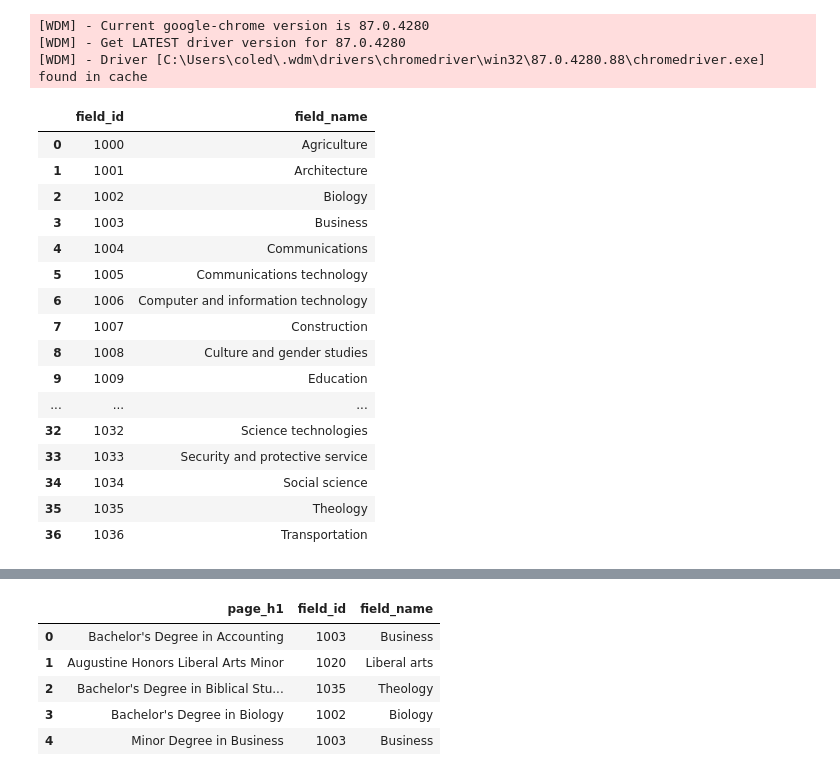
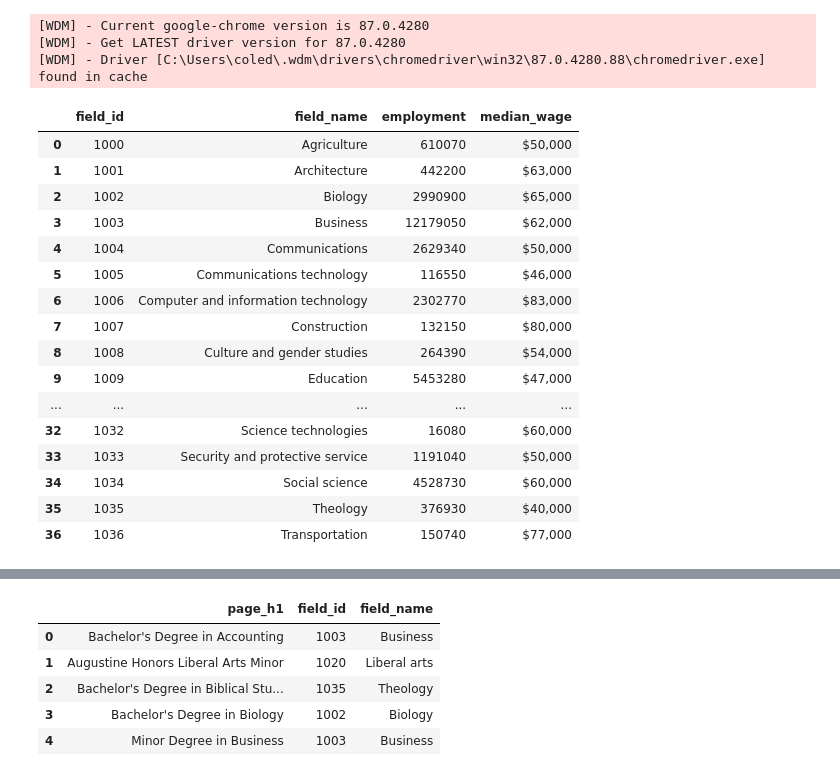
Before and after one commit to CCom20/etl-seo-project, a Jupyter notebook: web_scraper.ipynb, the cells around one changed output, grey strips where cells are left out. Cells and saved outputs as stored; diff of their text form; code cells hidden in the pictures.

Commit message:
cleaned up the main web_scraper

```diff
--- a/web_scraper.ipynb
+++ b/web_scraper.ipynb
@@ -324,25 +321,25 @@ browser.quit()
 # %%
 main_bls_df = pd.DataFrame(bls_info)
 # %%
-main_bls_df[['field_id', 'field_name']]
+main_bls_df
 # %% [output]
-|  | field_id | field_name |
-| 0 | 1000 | Agriculture |
-| 1 | 1001 | Architecture |
-| 2 | 1002 | Biology |
-| 3 | 1003 | Business |
-| 4 | 1004 | Communications |
-| 5 | 1005 | Communications technology |
-| 6 | 1006 | Computer and information technology |
-| 7 | 1007 | Construction |
-| 8 | 1008 | Culture and gender studies |
-| 9 | 1009 | Education |
-| ... | ... | ... |
-| 32 | 1032 | Science technologies |
-| 33 | 1033 | Security and protective service |
-| 34 | 1034 | Social science |
-| 35 | 1035 | Theology |
-| 36 | 1036 | Transportation |
+|  | field_id | field_name | employment | median_wage |
+| 0 | 1000 | Agriculture | 610070 | $50,000 |
+| 1 | 1001 | Architecture | 442200 | $63,000 |
+| 2 | 1002 | Biology | 2990900 | $65,000 |
+| 3 | 1003 | Business | 12179050 | $62,000 |
+| 4 | 1004 | Communications | 2629340 | $50,000 |
+| 5 | 1005 | Communications technology | 116550 | $46,000 |
+| 6 | 1006 | Computer and information technology | 2302770 | $83,000 |
+| 7 | 1007 | Construction | 132150 | $80,000 |
+| 8 | 1008 | Culture and gender studies | 264390 | $54,000 |
+| 9 | 1009 | Education | 5453280 | $47,000 |
+| ... | ... | ... | ... | ... |
+| 32 | 1032 | Science technologies | 16080 | $60,000 |
+| 33 | 1033 | Security and protective service | 1191040 | $50,000 |
+| 34 | 1034 | Social science | 4528730 | $60,000 |
+| 35 | 1035 | Theology | 376930 | $40,000 |
+| 36 | 1036 | Transportation | 150740 | $77,000 |
 # %%
 master_df
 # %% [output]
```
Also changed, not shown: parts of 1 cell of this notebook.
